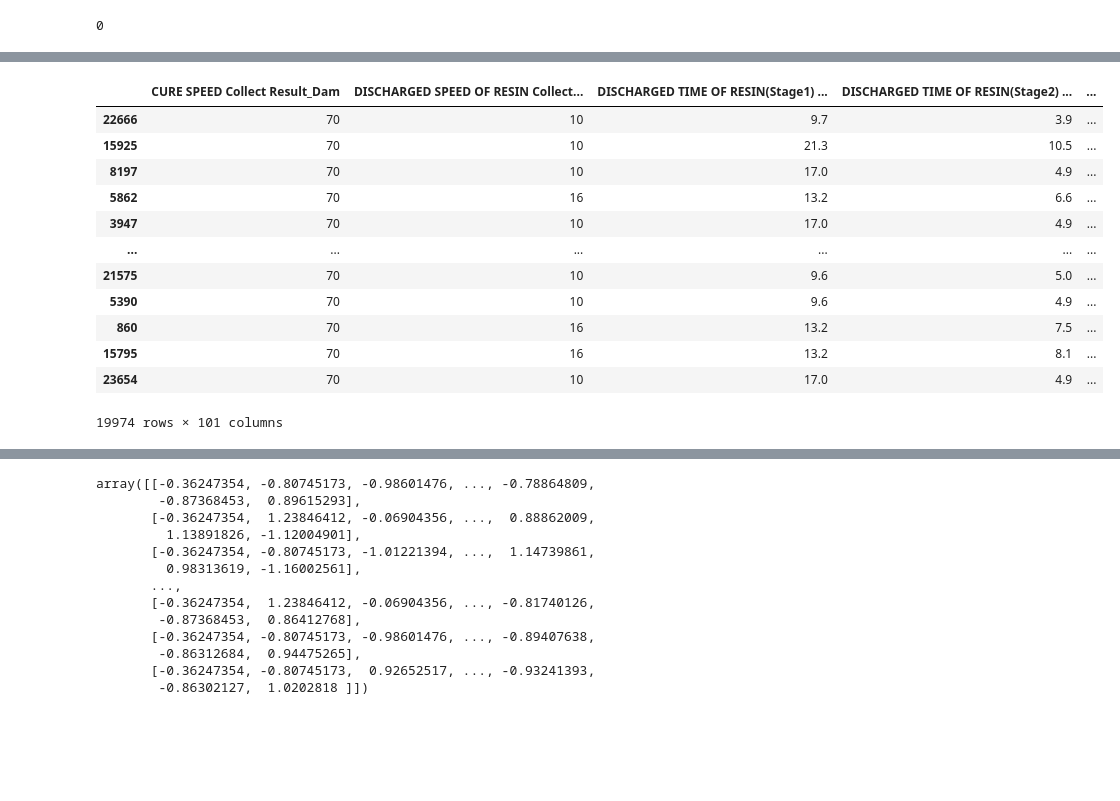
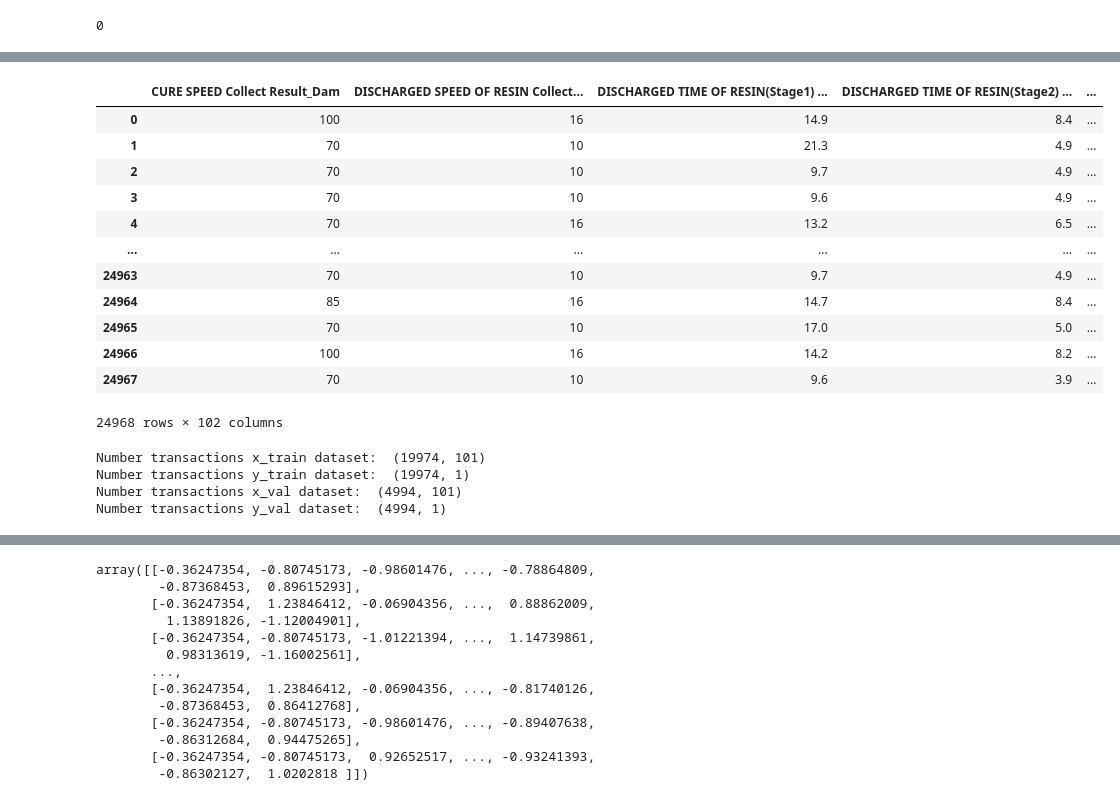
Before and after one commit to ryudonggle/lg-aimers-5-, a Jupyter notebook: DNN1.ipynb, the cells around one changed output, grey strips where cells are left out. Saved outputs shown, nothing was run; the diff lists cells and outputs as text; code cells hidden in the pictures; blank space fills up the shorter version.

```diff
--- a/DNN1.ipynb
+++ b/DNN1.ipynb
@@ -257,3 +254,19 @@ df['target']=np.where(df['target']=='AbNormal',1,0)
+# %%
+df
+# %% [output]
+|  | CURE SPEED Collect Result_Dam | DISCHARGED SPEED OF RESIN Collect... | DISCHARGED TIME OF RESIN(Stage1) ... | DISCHARGED TIME OF RESIN(Stage2) ... | ... |
+| 0 | 100 | 16 | 14.9 | 8.4 | ... |
+| 1 | 70 | 10 | 21.3 | 4.9 | ... |
+| 2 | 70 | 10 | 9.7 | 4.9 | ... |
+| 3 | 70 | 10 | 9.6 | 4.9 | ... |
+| 4 | 70 | 16 | 13.2 | 6.5 | ... |
+| ... | ... | ... | ... | ... | ... |
+| 24963 | 70 | 10 | 9.7 | 4.9 | ... |
+| 24964 | 85 | 16 | 14.7 | 8.4 | ... |
+| 24965 | 70 | 10 | 17.0 | 5.0 | ... |
+| 24966 | 100 | 16 | 14.2 | 8.2 | ... |
+| 24967 | 70 | 10 | 9.6 | 3.9 | ... |
+24968 rows × 102 columns
 # %%
 X=df.drop(columns=['target'])
 y=df[['target']]
@@ -262,24 +284,13 @@ test_x=test_df.drop(columns=['Set ID'])
 # %%
 from sklearn.model_selection import train_test_split
 
-x_train, x_val, y_train, y_val = train_test_split(X, y, test_size=0.2, random_state=42)
+x_train, x_val, y_train, y_val = train_test_split(train_scaled, y, test_size=0.2, random_state=42)
 print("Number transactions x_train dataset: ", x_train.shape)
 print("Number transactions y_train dataset: ", y_train.shape)
 print("Number transactions x_val dataset: ", x_val.shape)
 print("Number transactions y_val dataset: ", y_val.shape)
+# %% [output]
+Number transactions x_train dataset:  (19974, 101)
+Number transactions y_train dataset:  (19974, 1)
+Number transactions x_val dataset:  (4994, 101)
+Number transactions y_val dataset:  (4994, 1)
-# %%
-x_train
-# %% [output]
-|  | CURE SPEED Collect Result_Dam | DISCHARGED SPEED OF RESIN Collect... | DISCHARGED TIME OF RESIN(Stage1) ... | DISCHARGED TIME OF RESIN(Stage2) ... | ... |
-| 22666 | 70 | 10 | 9.7 | 3.9 | ... |
-| 15925 | 70 | 10 | 21.3 | 10.5 | ... |
-| 8197 | 70 | 10 | 17.0 | 4.9 | ... |
-| 5862 | 70 | 16 | 13.2 | 6.6 | ... |
-| 3947 | 70 | 10 | 17.0 | 4.9 | ... |
-| ... | ... | ... | ... | ... | ... |
-| 21575 | 70 | 10 | 9.6 | 5.0 | ... |
-| 5390 | 70 | 10 | 9.6 | 4.9 | ... |
-| 860 | 70 | 16 | 13.2 | 7.5 | ... |
-| 15795 | 70 | 16 | 13.2 | 8.1 | ... |
-| 23654 | 70 | 10 | 17.0 | 4.9 | ... |
-19974 rows × 101 columns
```
Also changed, not shown: parts of 12 cells of this notebook.
